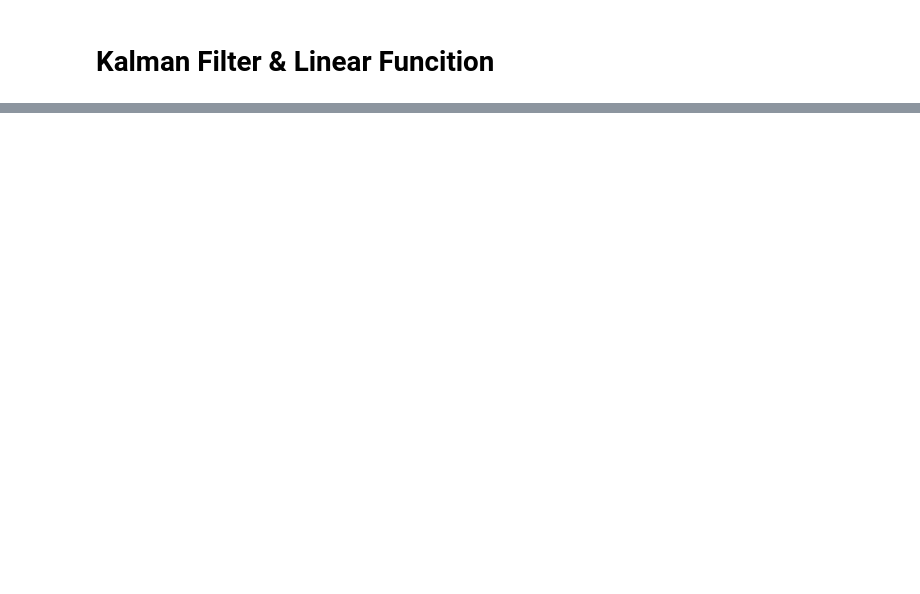
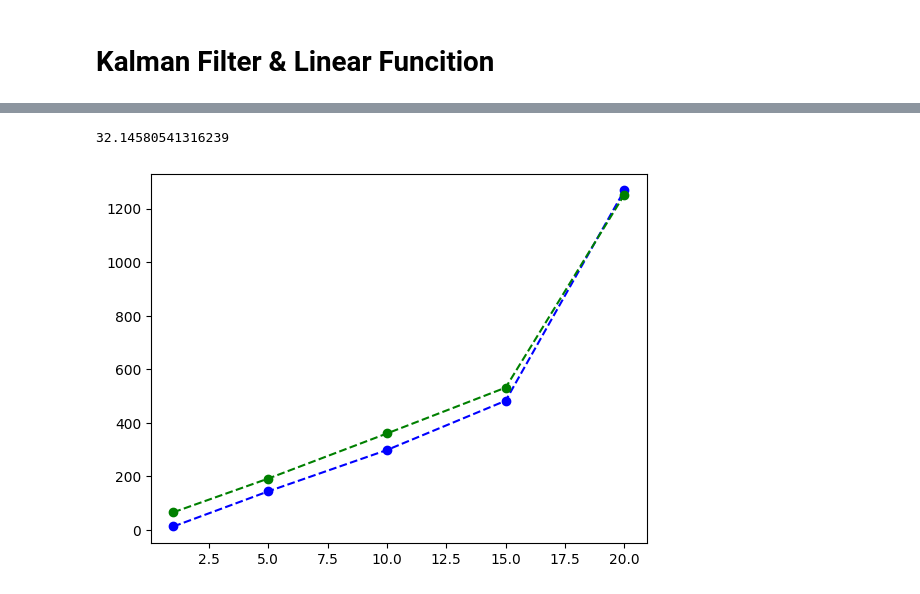
Before and after one commit to cnburger/AIS_KalmanFilter, a Jupyter notebook: Time Sampling.ipynb, the cells around one changed output, grey strips where cells are left out. Cells and saved outputs as stored; diff of their text form; code cells hidden in the pictures; blank space fills up the shorter version.

```diff
--- a/Time Sampling.ipynb
+++ b/Time Sampling.ipynb
@@ -836,0 +886,5 @@ Euclid_AVG 483.79440416528735
+# %%
+my_stats = pd.read_csv(r"KalmanVSlinearResults.csv")
+# %%
+Kalman_stats = my_stats.iloc[np.arange(0,60,2),:]
+Linear_stats = my_stats.iloc[np.arange(1,60,2),:]
@@ -836,0 +909,25 @@ Euclid_AVG 483.79440416528735
+# %%
+Kal_sub1 = np.average(Kalman_stats['Sub1'])
+Kal_sub5 = np.average(Kalman_stats['Sub5'])
+Kal_sub10 = np.average(Kalman_stats['Sub10'])
+Kal_sub15 = np.average(Kalman_stats['Sub15'])
+Kal_sub20 = np.average(Kalman_stats['Sub20'])
+
+Linear_sub1 = np.average(Linear_stats['Sub1'])
+Linear_sub5 = np.average(Linear_stats['Sub5'])
+Linear_sub10 = np.average(Linear_stats['Sub10'])
+Linear_sub15 = np.average(Linear_stats['Sub15'])
+Linear_sub20 = np.average(Linear_stats['Sub20'])
+
+Kalman_errors = [Kal_sub1,Kal_sub5,Kal_sub10,Kal_sub15,Kal_sub20]
+Kalman_errors_UP = [Kal_sub1,Kal_sub5,Kal_sub10,Kal_sub15,Kal_sub20]
+Kalman_errors_DOWN = [Kal_sub1,Kal_sub5,Kal_sub10,Kal_sub15,Kal_sub20]
+Linear_errors = [Linear_sub1,Linear_sub5,Linear_sub10,Linear_sub15,Linear_sub20]
+# %% [output]
+32.14580541316239
+# %%
+plt.plot(my_sequence,Kalman_errors,"bo--")
+plt.plot(my_sequence,Linear_errors,"go--")
+plt.show()
+# %% [output]
+[figure, added]
```
Also changed, not shown: parts of 6 cells of this notebook, 1 other file.
